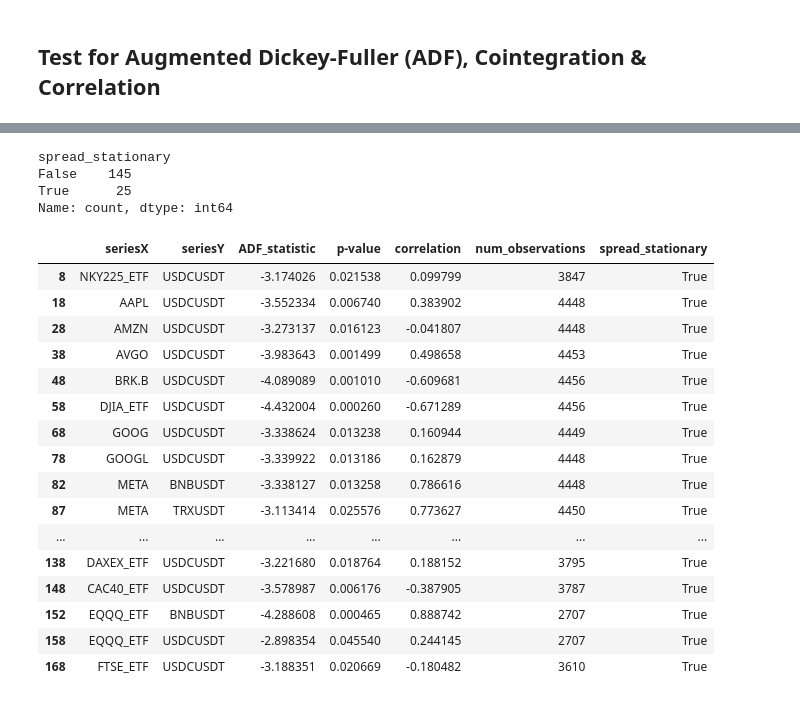
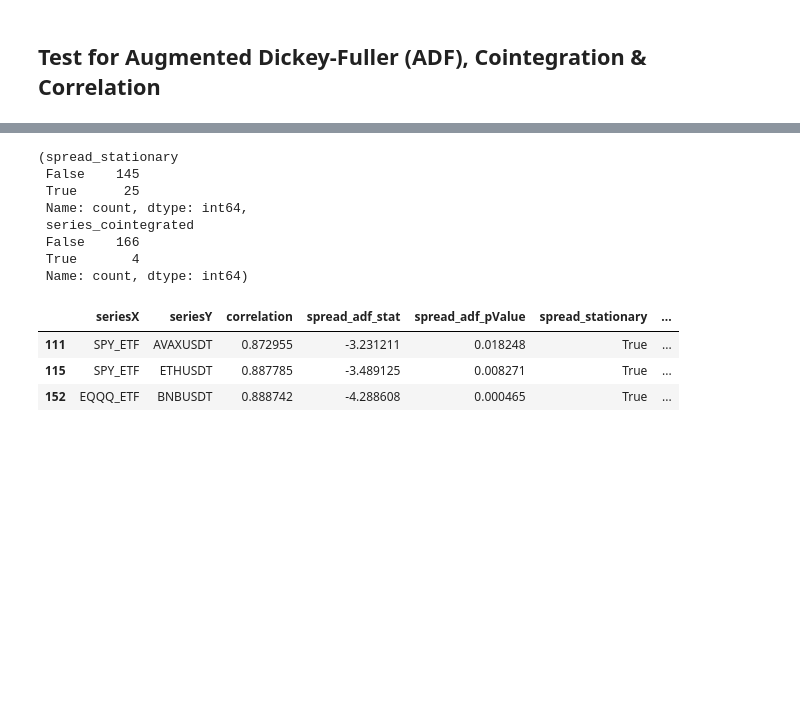
Before and after one commit to nite4/mscfe-masters-project, a Jupyter notebook: src/read_process_raw.ipynb, the cells around one changed output, grey strips where cells are left out. Drawn from its saved outputs; the diff is of its cells as text; code cells hidden in the pictures; blank space fills up the shorter version.

Commit message:
include cointegration analysis for pairs

```diff
--- a/src/read_process_raw.ipynb
+++ b/src/read_process_raw.ipynb
@@ -152,0 +162,11 @@ price_pairs2
+# %%
+priceX = price_pairs1.iloc[:, 0]
+priceY = price_pairs1.iloc[:, 1]
+
+coint_stat, p_value, crit_values = coint(priceX, priceY)
+
+# Print the results
+print("Cointegration Test Results:")
+print(f"Test Statistic: {coint_stat:.4f}")
+print(f"P-Value: {p_value:.4f}")
+print(f"Critical Values (1%, 5%, 10%): {crit_values}")
@@ -228,5 +283,5 @@ p-value: 0.748 (Spread is non-stationary)
 # %%
-spread, adf_result, correlation = run_cointegration_test(price_pairs2, print_stats=True, plotting=True)
+spread, correlation, adf_result, coint_result = run_cointegration_test(price_pairs2, print_stats=True, plotting=True)
 # %% [output]
 Pairs: DJIA_ETF & AVAXUSDT
 Correlation: 0.702
@@ -244,23 +323,31 @@ for ticker_eqt in list_equity:
 
         # Prepare for pair prices
         price_pairs = process_pairs_series(ticker_eqt, ticket_cpy, df_equity, df_crypto)
-        spread, adf_result, correlation = run_cointegration_test(price_pairs, print_stats=False, plotting=False)
+        spread, correlation, adf_result, coint_result = run_cointegration_test(price_pairs, print_stats=False, plotting=False)
 
-        # Unpack adf_result for better readability
-        adf_statistic, p_value, _, num_observations, *_ = adf_result
+        # Unpack adf result
+        adf_stat, adf_pv, _, num_observations, *_ = adf_result
 
-        # Check for stationarity
-        spread_stationary = p_value <= 0.05
+        # Check for Spread stationarity
+        spread_stationary = adf_pv <= 0.05
+
+        # Unpack cointegration result
+        coint_stat, coint_pv, crit_values = coint_result
+
+        # Check for Series cointegration
+        series_coint = coint_pv <= 0.05
 
         # Store results
         list_results.append({
             "seriesX": ticker_eqt,
             "seriesY": ticket_cpy,
-            "ADF_statistic": adf_statistic,
-            "p-value": p_value,
             "correlation": correlation,
-            "num_observations": num_observations,
+            "spread_adf_stat": adf_stat,
+            "spread_adf_pValue": adf_pv,
             "spread_stationary": spread_stationary,
+            "series_coint_stat": coint_stat,
+            "series_coint_pValue": coint_pv,
+            "series_cointegrated": series_coint
         })
 
 print(f"# of Equity-Crypto Pairs: {i}")
@@ -273,27 +368,22 @@ df_results = pd.DataFrame(list_results)
 # %%
-df_results.spread_stationary.value_counts()
+df_results.spread_stationary.value_counts(), df_results.series_cointegrated.value_counts()
 # %% [output]
-spread_stationary
-False    145
-True      25
-Name: count, dtype: int64
+(spread_stationary
+ False    145
+ True      25
+ Name: count, dtype: int64,
+ series_cointegrated
+ False    166
+ True       4
+ Name: count, dtype: int64)
 # %%
-df_results[df_results['spread_stationary']==True]
+spread_stationary = True
+series_cointegrated = True
+correlation = 0.8
+
+df_results[(df_results['spread_stationary']==spread_stationary) & (df_results['series_cointegrated']==series_cointegrated) & (df_results['correlation']>=correlation)]
 # %% [output]
-|  | seriesX | seriesY | ADF_statistic | p-value | correlation | num_observations | spread_stationary |
-| 8 | NKY225_ETF | USDCUSDT | -3.174026 | 0.021538 | 0.099799 | 3847 | True |
-| 18 | AAPL | USDCUSDT | -3.552334 | 0.006740 | 0.383902 | 4448 | True |
-| 28 | AMZN | USDCUSDT | -3.273137 | 0.016123 | -0.041807 | 4448 | True |
-| 38 | AVGO | USDCUSDT | -3.983643 | 0.001499 | 0.498658 | 4453 | True |
-| 48 | BRK.B | USDCUSDT | -4.089089 | 0.001010 | -0.609681 | 4456 | True |
-| 58 | DJIA_ETF | USDCUSDT | -4.432004 | 0.000260 | -0.671289 | 4456 | True |
-| 68 | GOOG | USDCUSDT | -3.338624 | 0.013238 | 0.160944 | 4449 | True |
-| 78 | GOOGL | USDCUSDT | -3.339922 | 0.013186 | 0.162879 | 4448 | True |
-| 82 | META | BNBUSDT | -3.338127 | 0.013258 | 0.786616 | 4448 | True |
-| 87 | META | TRXUSDT | -3.113414 | 0.025576 | 0.773627 | 4450 | True |
-| ... | ... | ... | ... | ... | ... | ... | ... |
-| 138 | DAXEX_ETF | USDCUSDT | -3.221680 | 0.018764 | 0.188152 | 3795 | True |
-| 148 | CAC40_ETF | USDCUSDT | -3.578987 | 0.006176 | -0.387905 | 3787 | True |
-| 152 | EQQQ_ETF | BNBUSDT | -4.288608 | 0.000465 | 0.888742 | 2707 | True |
-| 158 | EQQQ_ETF | USDCUSDT | -2.898354 | 0.045540 | 0.244145 | 2707 | True |
-| 168 | FTSE_ETF | USDCUSDT | -3.188351 | 0.020669 | -0.180482 | 3610 | True |
+|  | seriesX | seriesY | correlation | spread_adf_stat | spread_adf_pValue | spread_stationary | ... |
+| 111 | SPY_ETF | AVAXUSDT | 0.872955 | -3.231211 | 0.018248 | True | ... |
+| 115 | SPY_ETF | ETHUSDT | 0.887785 | -3.489125 | 0.008271 | True | ... |
+| 152 | EQQQ_ETF | BNBUSDT | 0.888742 | -4.288608 | 0.000465 | True | ... |
```
Also changed, not shown: parts of 17 cells of this notebook.
